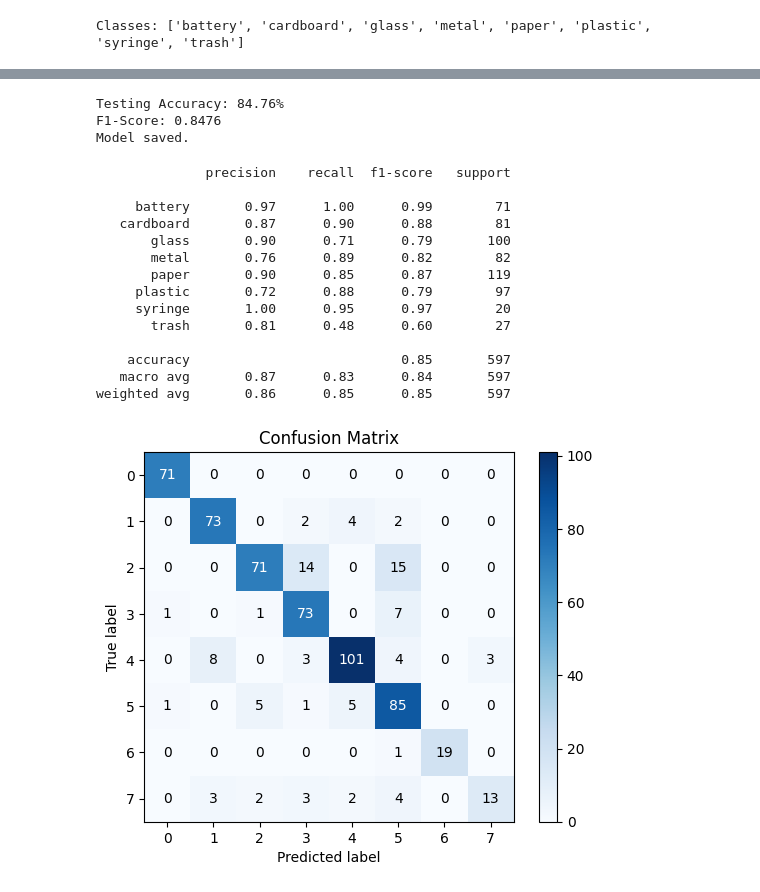
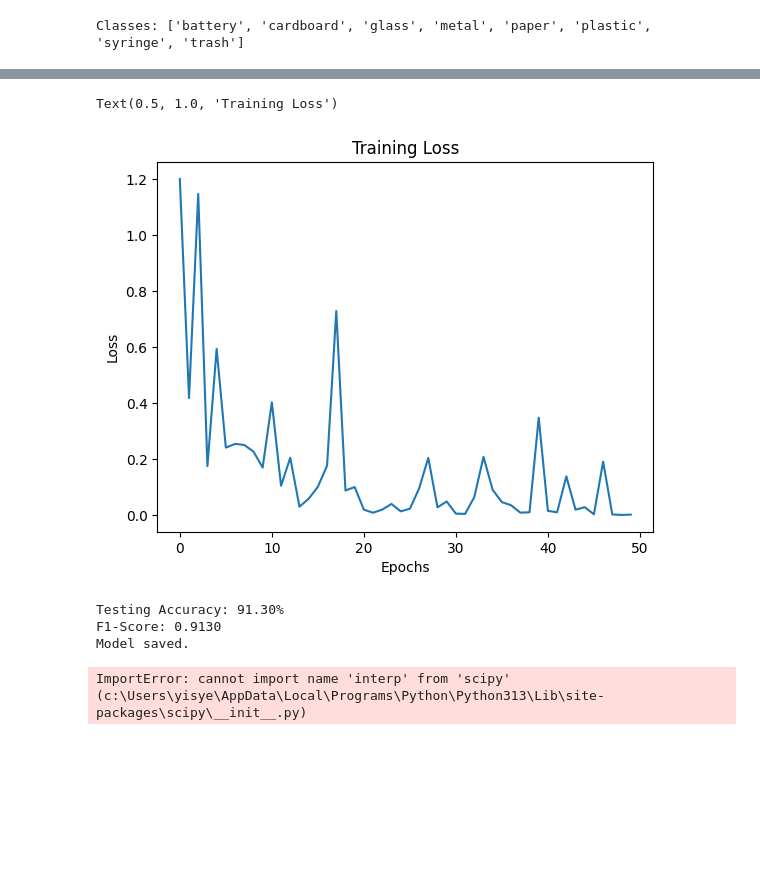
Before and after one commit to tamu-csce-capstone-2025-spring-hammond/trash-separator, a Jupyter notebook: test-model.ipynb, the cells around one changed output, grey strips where cells are left out. Cells and saved outputs as stored; diff of their text form; code cells hidden in the pictures; blank space fills up the shorter version.

Commit message:
high epoch models

```diff
--- a/test-model.ipynb
+++ b/test-model.ipynb
@@ -58,7 +59,7 @@ train_loader = DataLoader(train_dataset, batch_size=batch_size, shuffle=True)
 test_loader = DataLoader(test_dataset, batch_size=batch_size, shuffle=False)
 # %%
 # loading ResNet50 (pretrained model for transfer learning)
-model = models.resnet50(pretrained=True)
+model = models.resnet50(weights=models.ResNet50_Weights.IMAGENET1K_V2)
 for param in model.layer4.parameters():
     param.requires_grad = True
 
@@ -69,4 +70,5 @@ model.fc = nn.Sequential(
 )
 device = torch.device("cuda" if torch.cuda.is_available() else "cpu")
 model = model.to(device)
+print(device)
 # %% [output]
@@ -74,15 +76,18 @@ Downloading: "https://download.pytorch.org/models/resnet50-0676ba61.pth" to C:\U
 # %%
 # loss function and optimizer
 criterion = nn.CrossEntropyLoss()
-optimizer = optim.Adam(model.fc.parameters(), lr = 0.001)
+optimizer = optim.Adam(model.parameters(), lr = 0.001)
+# optimizer = optim.Adam(model.fc.parameters(), lr = 0.001)
 # %%
 # Training loop
-epochs = 10
+epochs = 50
 print("Training started...")
 
+loss_train = []
 for epoch in range(epochs):
     model.train()
     running_loss = 0.0
+    epoch_loss = 0.0
 
     for images, labels in train_loader:
         images, labels = images.to(device), labels.to(device)
@@ -94,8 +99,10 @@ for epoch in range(epochs):
         optimizer.step()
 
         running_loss += loss.item()
+        epoch_loss = loss.item()
+    loss_train.append(epoch_loss)
 
-    print(f"Epoch {epoch+1}/{epochs}, Loss: {running_loss/len(train_loader):.4f}")
+    print(f"{datetime.datetime.now().time()} Epoch {epoch+1}/{epochs}, Loss: {running_loss/len(train_loader):.4f}")
 
 print("Training complete.")
 # %% [output]
@@ -113,4 +125,12 @@ Epoch 10/10, Loss: 0.4122
 Training complete.
+# %%
+plt.plot(loss_train)
+plt.xlabel('Epochs')
+plt.ylabel('Loss')
+plt.title('Training Loss')
+# %% [output]
+Text(0.5, 1.0, 'Training Loss')
+[figure, added]
 # %%
 # # Prepare Stratified K-Fold Cross-Validation
 # K = 5  # Number of folds
@@ -230,11 +250,11 @@ fscore = f1_score(true_labels, predicted_labels, average='micro')
 print(f'F1-Score: {fscore:.4f}')
 
 # Save model
-torch.save(model.state_dict(), 'resnet50_model5.pth')
+torch.save(model.state_dict(), 'resnet50_model6.pth')
 print("Model saved.")
 # %% [output]
-Testing Accuracy: 84.76%
-F1-Score: 0.8476
+Testing Accuracy: 91.30%
+F1-Score: 0.9130
 Model saved.
 # %%
 import scikitplot as skplt
@@ -243,18 +263,4 @@ from sklearn.metrics import classification_report
 skplt.metrics.plot_confusion_matrix(true_labels, predicted_labels)
 print(classification_report(true_labels, predicted_labels, target_names=['battery', 'cardboard', 'glass', 'metal', 'paper', 'plastic', 'syringe', 'trash']))
 # %% [output]
-              precision    recall  f1-score   support
-
-     battery       0.97      1.00      0.99        71
-   cardboard       0.87      0.90      0.88        81
-       glass       0.90      0.71      0.79       100
-       metal       0.76      0.89      0.82        82
-       paper       0.90      0.85      0.87       119
-     plastic       0.72      0.88      0.79        97
-     syringe       1.00      0.95      0.97        20
-       trash       0.81      0.48      0.60        27
-
-    accuracy                           0.85       597
-   macro avg       0.87      0.83      0.84       597
-weighted avg       0.86      0.85      0.85       597
+ImportError: cannot import name 'interp' from 'scipy' (c:\Users\yisye\AppData\Local\Programs\Python\Python313\Lib\site-packages\scipy\__init__.py)
-[figure, removed]
```
Also changed, not shown: parts of 6 cells of this notebook, 3 other files.
